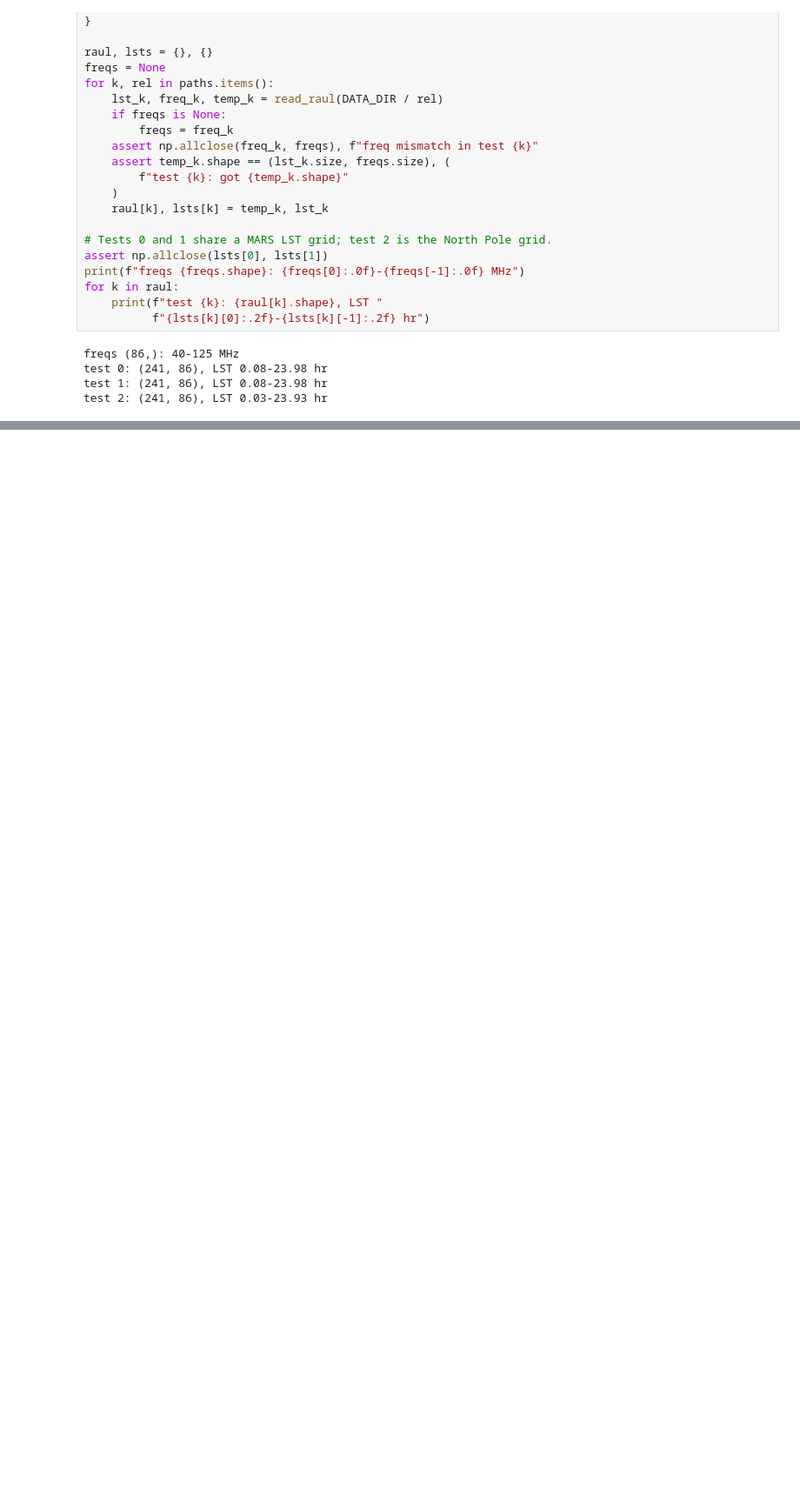
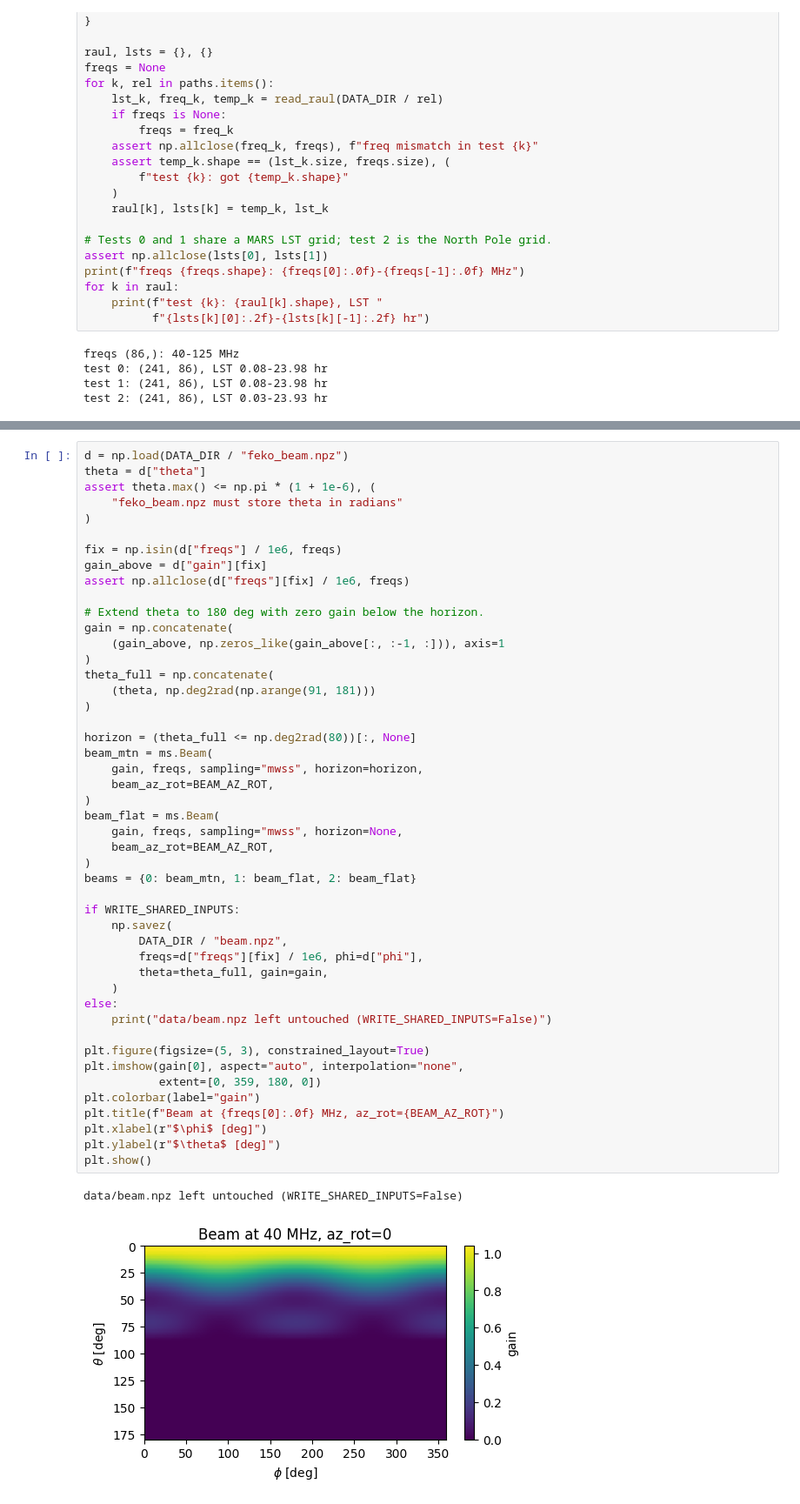
Before and after one commit to MIST-Experiment/mistsim, a Jupyter notebook: notebooks/sim_comparisons/raul_comparison.ipynb, the cells around one changed output, grey strips where cells are left out. Shown at 87% size. Drawn from its saved outputs; the diff is of its cells as text; blank space fills up the shorter version.

```diff
--- a/notebooks/sim_comparisons/raul_comparison.ipynb
+++ b/notebooks/sim_comparisons/raul_comparison.ipynb
@@ -138,0 +160,50 @@ test 2: (241, 86), LST 0.03-23.93 hr
+# %%
+d = np.load(DATA_DIR / "feko_beam.npz")
+theta = d["theta"]
+assert theta.max() <= np.pi * (1 + 1e-6), (
+    "feko_beam.npz must store theta in radians"
+)
+
+fix = np.isin(d["freqs"] / 1e6, freqs)
+gain_above = d["gain"][fix]
+assert np.allclose(d["freqs"][fix] / 1e6, freqs)
+
+# Extend theta to 180 deg with zero gain below the horizon.
+gain = np.concatenate(
+    (gain_above, np.zeros_like(gain_above[:, :-1, :])), axis=1
+)
+theta_full = np.concatenate(
+    (theta, np.deg2rad(np.arange(91, 181)))
+)
+
+horizon = (theta_full <= np.deg2rad(80))[:, None]
+beam_mtn = ms.Beam(
+    gain, freqs, sampling="mwss", horizon=horizon,
+    beam_az_rot=BEAM_AZ_ROT,
+)
+beam_flat = ms.Beam(
+    gain, freqs, sampling="mwss", horizon=None,
+    beam_az_rot=BEAM_AZ_ROT,
+)
+beams = {0: beam_mtn, 1: beam_flat, 2: beam_flat}
+
+if WRITE_SHARED_INPUTS:
+    np.savez(
+        DATA_DIR / "beam.npz",
+        freqs=d["freqs"][fix] / 1e6, phi=d["phi"],
+        theta=theta_full, gain=gain,
+    )
+else:
+    print("data/beam.npz left untouched (WRITE_SHARED_INPUTS=False)")
+
+plt.figure(figsize=(5, 3), constrained_layout=True)
+plt.imshow(gain[0], aspect="auto", interpolation="none",
+           extent=[0, 359, 180, 0])
+plt.colorbar(label="gain")
+plt.title(f"Beam at {freqs[0]:.0f} MHz, az_rot={BEAM_AZ_ROT}")
+plt.xlabel(r"$\phi$ [deg]")
+plt.ylabel(r"$\theta$ [deg]")
+plt.show()
+# %% [output]
+data/beam.npz left untouched (WRITE_SHARED_INPUTS=False)
+[figure, added]
```
Also changed, not shown: parts of 3 cells of this notebook.
